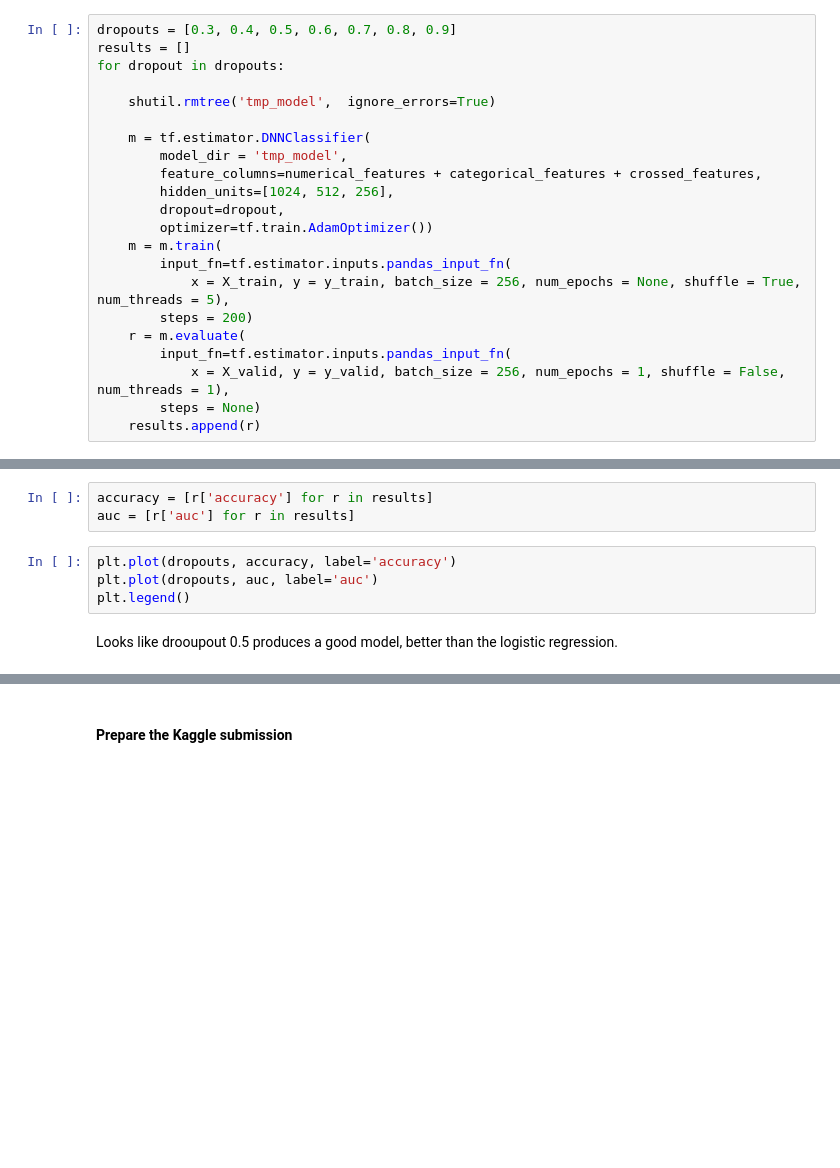
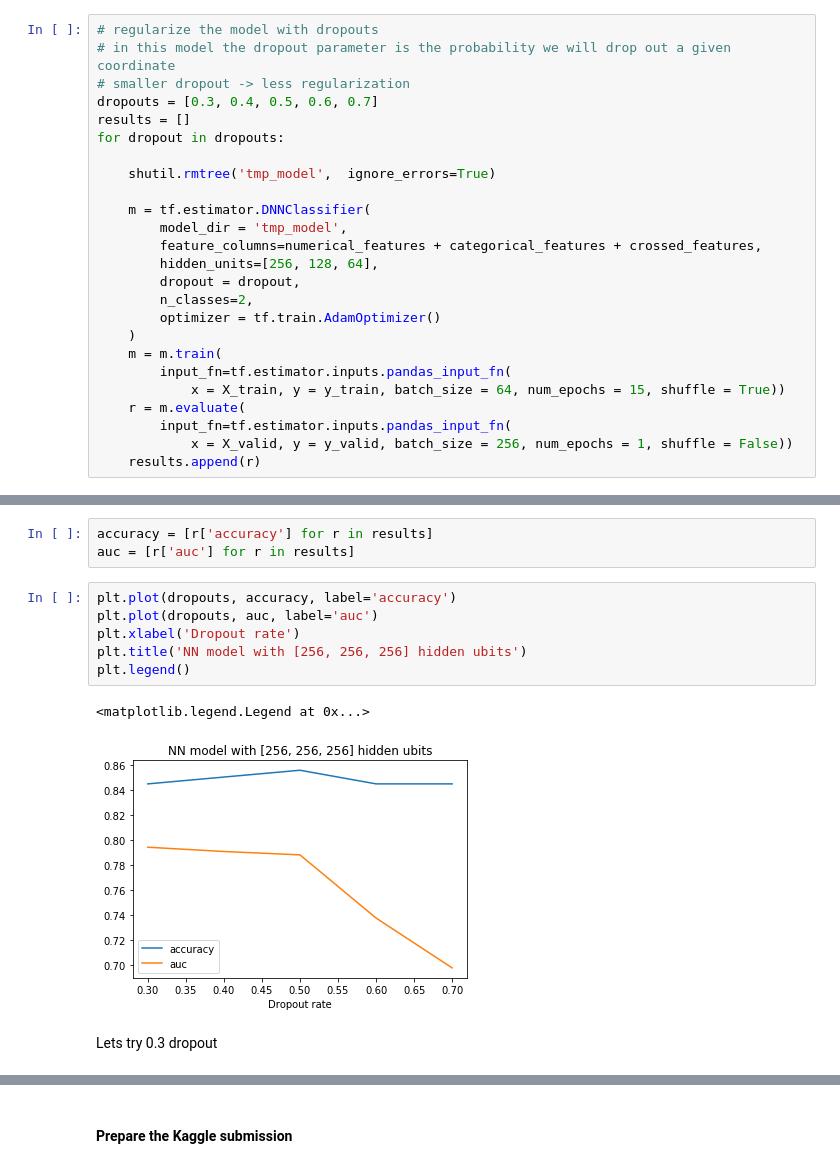
Before and after one commit to adubitskiy/csci82, a Jupyter notebook: hw4/HW3_using-NN.ipynb, the cells around one changed output, grey strips where cells are left out. Saved outputs shown, nothing was run; the diff lists cells and outputs as text; blank space fills up the shorter version.

```diff
--- a/hw4/HW3_using-NN.ipynb
+++ b/hw4/HW3_using-NN.ipynb
@@ -181,5 +599,8 @@ Try different dropouts
 # %%
-dropouts = [0.3, 0.4, 0.5, 0.6, 0.7, 0.8, 0.9]
+# regularize the model with dropouts
+# in this model the dropout parameter is the probability we will drop out a given coordinate
+# smaller dropout -> less regularization
+dropouts = [0.3, 0.4, 0.5, 0.6, 0.7]
 results = []
 for dropout in dropouts:
 
@@ -188,15 +609,15 @@ for dropout in dropouts:
     m = tf.estimator.DNNClassifier(
         model_dir = 'tmp_model',
         feature_columns=numerical_features + categorical_features + crossed_features,
-        hidden_units=[1024, 512, 256],
-        dropout=dropout,
-        optimizer=tf.train.AdamOptimizer())
+        hidden_units=[256, 128, 64],
+        dropout = dropout,
+        n_classes=2,
+        optimizer = tf.train.AdamOptimizer()
+    )
     m = m.train(
         input_fn=tf.estimator.inputs.pandas_input_fn(
-            x = X_train, y = y_train, batch_size = 256, num_epochs = None, shuffle = True, num_threads = 5),
-        steps = 200)
+            x = X_train, y = y_train, batch_size = 64, num_epochs = 15, shuffle = True))
     r = m.evaluate(
         input_fn=tf.estimator.inputs.pandas_input_fn(
-            x = X_valid, y = y_valid, batch_size = 256, num_epochs = 1, shuffle = False, num_threads = 1),
-        steps = None)
+            x = X_valid, y = y_valid, batch_size = 256, num_epochs = 1, shuffle = False))
     results.append(r)
@@ -206,7 +645,12 @@ auc = [r['auc'] for r in results]
 # %%
 plt.plot(dropouts, accuracy, label='accuracy')
 plt.plot(dropouts, auc, label='auc')
+plt.xlabel('Dropout rate')
+plt.title('NN model with [256, 256, 256] hidden ubits')
 plt.legend()
+# %% [output]
+<matplotlib.legend.Legend at 0x...>
+[figure, added]
-# %% [markdown]
-Looks like drooupout 0.5 produces a good model, better than the logistic regression.
+# %% [markdown]
+Lets try 0.3 dropout
 # %%
```
Also changed, not shown: parts of 88 cells of this notebook.
